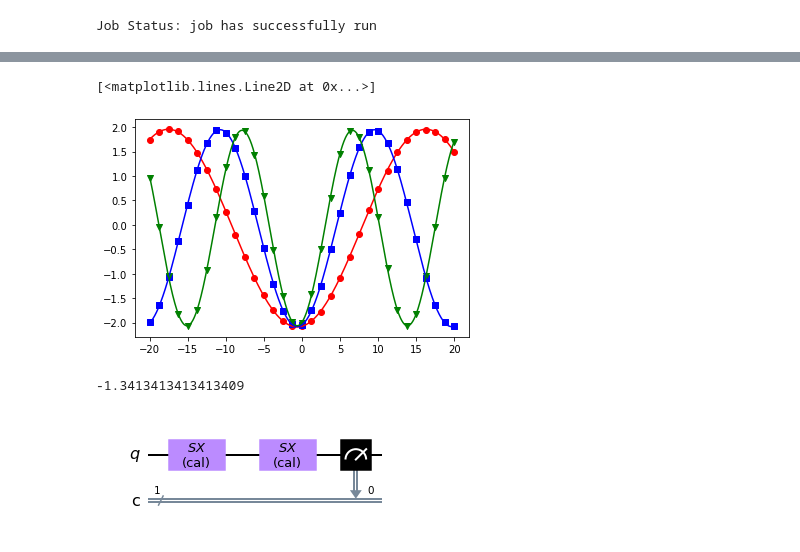
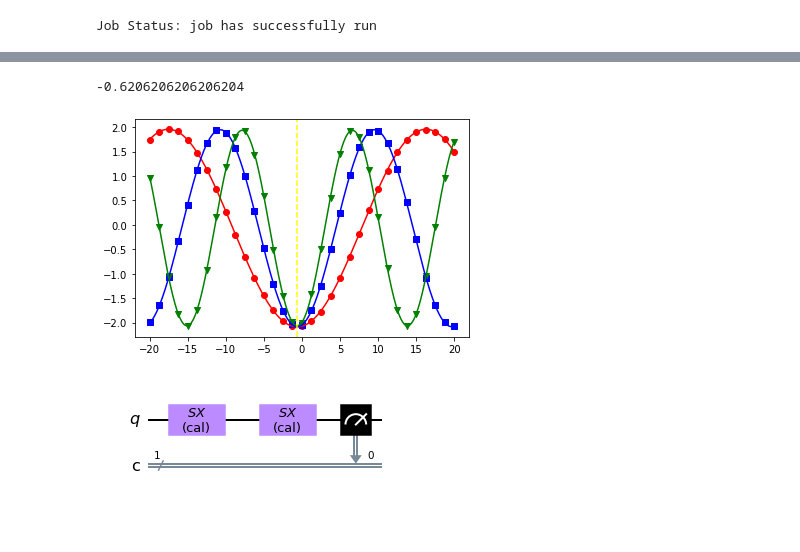
Before and after one commit to spham1611/PulsatingPulseLab, a Jupyter notebook: Pulses/DRAG.ipynb, the cells around one changed output, grey strips where cells are left out. Cells and saved outputs as stored; diff of their text form; code cells hidden in the pictures.

```diff
--- a/Pulses/DRAG.ipynb
+++ b/Pulses/DRAG.ipynb
@@ -194,37 +194,36 @@ def sinusoid(x, fit_params):
 # %%
 fit_params_n3, y_fit_n3 = fit_function(drive_betas,
                                        drag_values_n3,
                                        lambda x, A, B, drive_period, phi: (A*np.cos(2*np.pi*x/drive_period - phi) + B),
                                        [2, 0, 40, 0])
 fit_params_n5, y_fit_n5 = fit_function(drive_betas,
                                        drag_values_n5,
                                        lambda x, A, B, drive_period, phi: (A*np.cos(2*np.pi*x/drive_period - phi) + B),
                                        [2, 0, 20, 0])
 fit_params_n7, y_fit_n7 = fit_function(drive_betas,
                                        drag_values_n7,
                                        lambda x, A, B, drive_period, phi: (A*np.cos(2*np.pi*x/drive_period - phi) + B),
                                        [2, 0, 20, 0])
 x_val = np.linspace(-20, 20, 1000)
+min_val = 1
+beta_optimum = 0
+for x in x_val:
+    l = (sinusoid(x, fit_params_n3) + np.abs(fit_params_n3[0]) - fit_params_n3[1])**2 + (sinusoid(x, fit_params_n5) + np.abs(fit_params_n5[0]) - fit_params_n5[1])**2 + (sinusoid(x, fit_params_n7) + np.abs(fit_params_n7[0]) - fit_params_n7[1])**2
+    if l < min_val:
+        min_val = l
+        x_optimum = x
+
 plt.scatter(drive_betas, drag_values_n3, marker='o', linestyle='-', color='red')
 plt.plot(x_val, sinusoid(x_val, fit_params_n3), color = 'red')
 plt.scatter(drive_betas, drag_values_n5, marker='s', linestyle='-', color='blue')
 plt.plot(x_val, sinusoid(x_val, fit_params_n5), color = 'blue')
 plt.scatter(drive_betas, drag_values_n7, marker='v', linestyle='-', color='green')
 plt.plot(x_val, sinusoid(x_val, fit_params_n7), color = 'green')
+plt.axvline(x_optimum, linestyle='--', color='yellow')
+x_optimum
 # %% [output]
-[<matplotlib.lines.Line2D at 0x...>]
+-0.6206206206206204
-[figure, old version]
+[figure, new version]
-# %%
-min_val = 1
-beta_optimum = 0
-for x in x_val:
-    l = (sinusoid(x, fit_params_n3) + 2)**2 + (sinusoid(x, fit_params_n5) + 2)**2 + (sinusoid(x, fit_params_n7) + 2)**2
-    if l < min_val:
-        min_val = l
-        x_optimum = x
-x_optimum
-# %% [output]
--1.3413413413413409
 # %%
 with qisp.build(backend=backend, default_alignment='sequential') as SX_sched:
     qisp.set_frequency(drive_freq, qisp.drive_channel(0))
```
Also changed, not shown: parts of 6 cells of this notebook, 3 other files.
